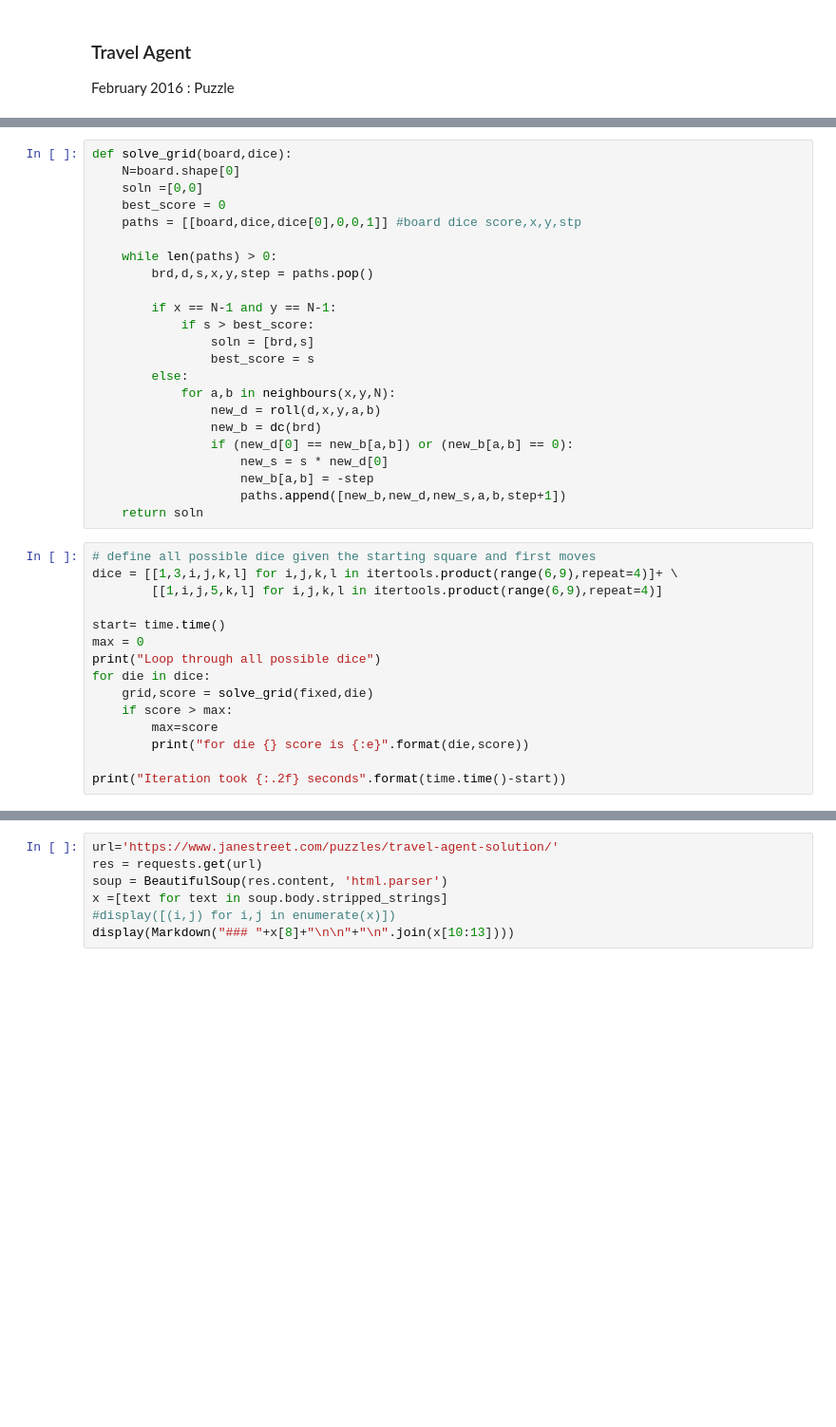
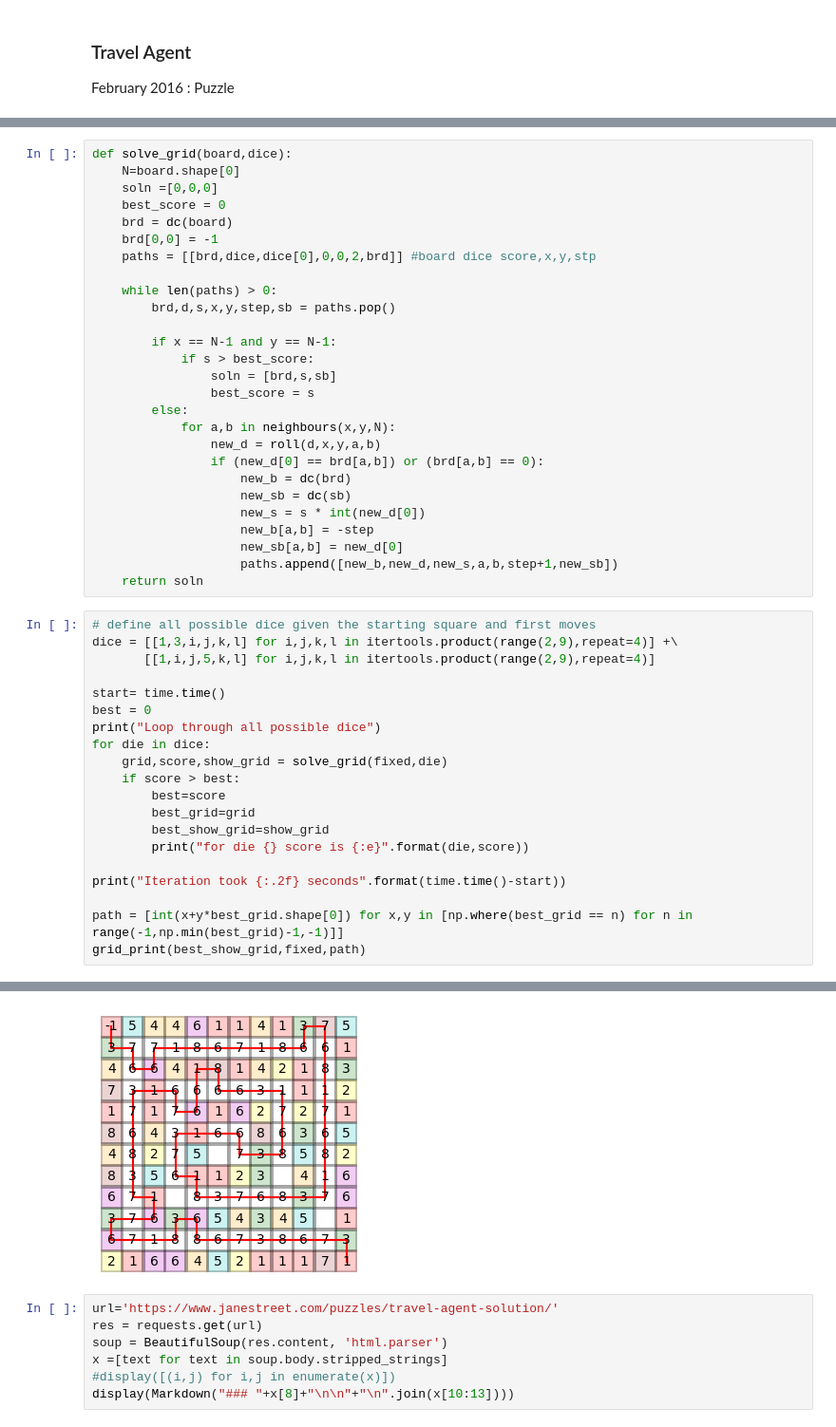
Before and after one commit to gowen100/Jane-Street-Solutions, a Jupyter notebook: 2016_02_TravelAgent.ipynb, the cells around one changed output, grey strips where cells are left out. Shown: that part at 95% size. Drawn from its saved outputs; the diff is of its cells as text; blank space fills up the shorter version.

```diff
--- a/2016_02_TravelAgent.ipynb
+++ b/2016_02_TravelAgent.ipynb
@@ -59,40 +79,49 @@ def neighbours(i,j,N):
 # %%
 def solve_grid(board,dice):
     N=board.shape[0]
-    soln =[0,0]
+    soln =[0,0,0]
     best_score = 0
-    paths = [[board,dice,dice[0],0,0,1]] #board dice score,x,y,stp
+    brd = dc(board)
+    brd[0,0] = -1
+    paths = [[brd,dice,dice[0],0,0,2,brd]] #board dice score,x,y,stp
 
     while len(paths) > 0:
-        brd,d,s,x,y,step = paths.pop()
+        brd,d,s,x,y,step,sb = paths.pop()
 
         if x == N-1 and y == N-1:
             if s > best_score:
-                soln = [brd,s]
+                soln = [brd,s,sb]
                 best_score = s
         else:
             for a,b in neighbours(x,y,N):
                 new_d = roll(d,x,y,a,b)
-                new_b = dc(brd)
-                if (new_d[0] == new_b[a,b]) or (new_b[a,b] == 0):
-                    new_s = s * new_d[0]
+                if (new_d[0] == brd[a,b]) or (brd[a,b] == 0):
+                    new_b = dc(brd)
+                    new_sb = dc(sb)
+                    new_s = s * int(new_d[0])
                     new_b[a,b] = -step
-                    paths.append([new_b,new_d,new_s,a,b,step+1])
+                    new_sb[a,b] = new_d[0]
+                    paths.append([new_b,new_d,new_s,a,b,step+1,new_sb])
     return soln
 # %%
 # define all possible dice given the starting square and first moves
-dice = [[1,3,i,j,k,l] for i,j,k,l in itertools.product(range(6,9),repeat=4)]+ \
-        [[1,i,j,5,k,l] for i,j,k,l in itertools.product(range(6,9),repeat=4)]
+dice = [[1,3,i,j,k,l] for i,j,k,l in itertools.product(range(2,9),repeat=4)] +\
+       [[1,i,j,5,k,l] for i,j,k,l in itertools.product(range(2,9),repeat=4)]
 
 start= time.time()
-max = 0
+best = 0
 print("Loop through all possible dice")
 for die in dice:
-    grid,score = solve_grid(fixed,die)
-    if score > max:
-        max=score
+    grid,score,show_grid = solve_grid(fixed,die)
+    if score > best:
+        best=score
+        best_grid=grid
+        best_show_grid=show_grid
         print("for die {} score is {:e}".format(die,score))
 
 print("Iteration took {:.2f} seconds".format(time.time()-start))
+
+path = [int(x+y*best_grid.shape[0]) for x,y in [np.where(best_grid == n) for n in range(-1,np.min(best_grid)-1,-1)]]
+grid_print(best_show_grid,fixed,path)
 # %% [output]
 Loop through all possible dice
@@ -104,3 +144,4 @@ Iteration took 18.34 seconds
+[figure, added]
 # %%
 url='https://www.janestreet.com/puzzles/travel-agent-solution/'
 res = requests.get(url)
```
Also changed, not shown: parts of 7 cells of this notebook.
